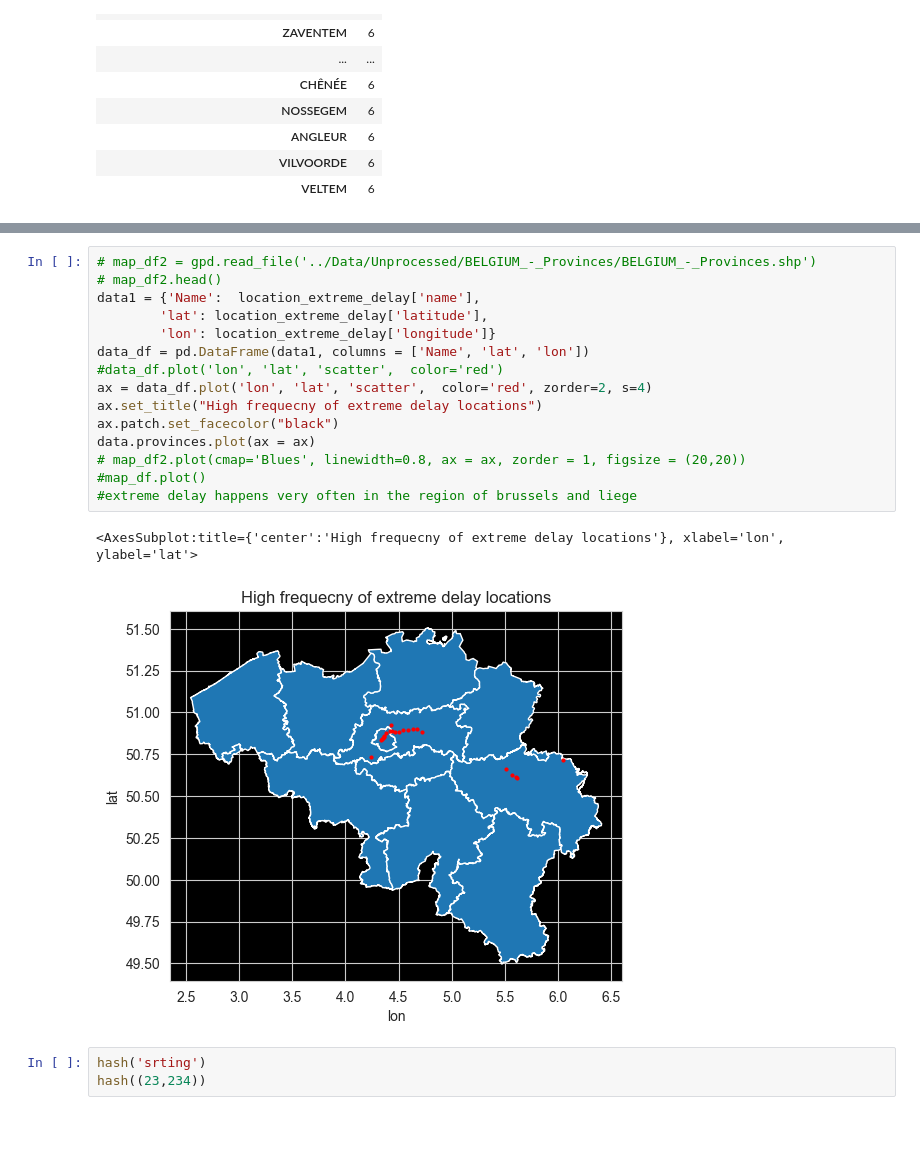
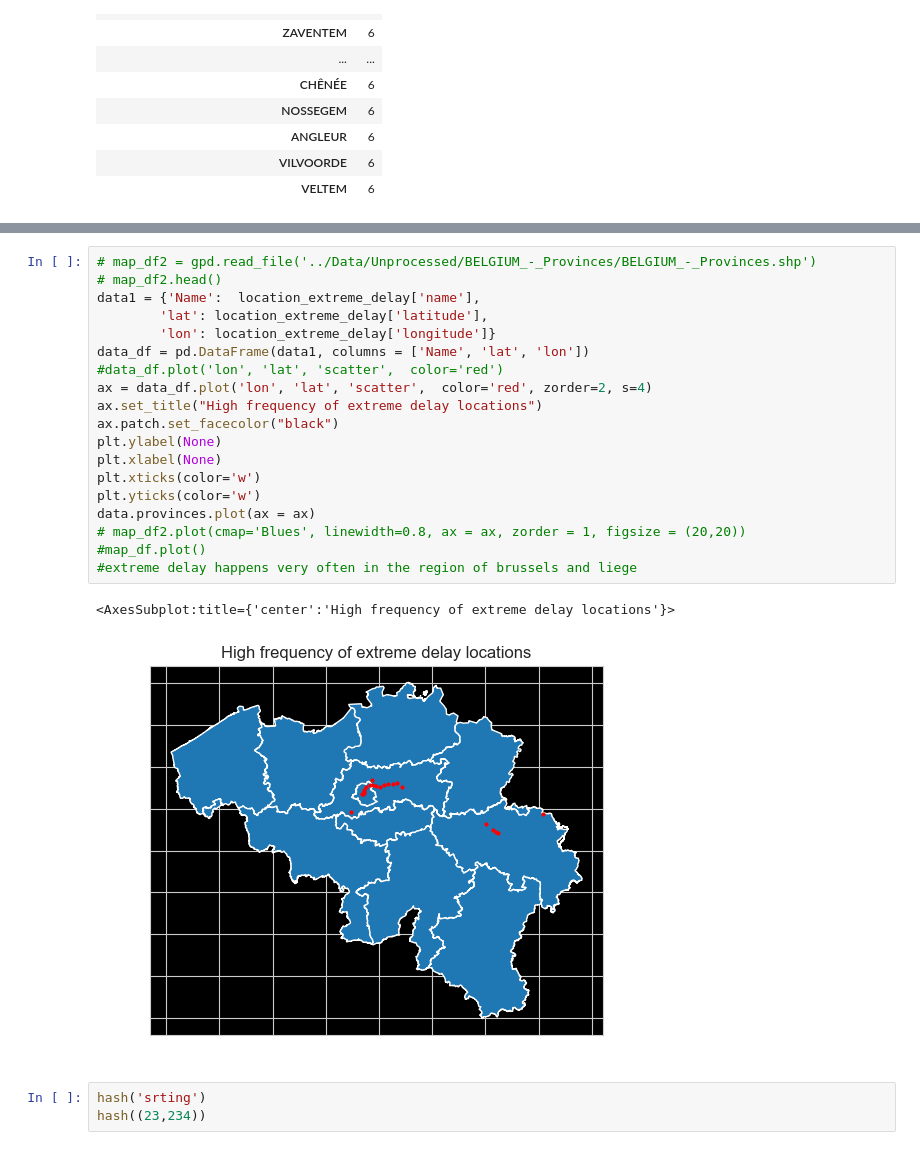
Before and after one commit to Seoyangsam/ACRM, a Jupyter notebook: src/Q18.ipynb, the cells around one changed output, grey strips where cells are left out. Drawn from its saved outputs; the diff is of its cells as text.

```diff
--- a/src/Q18.ipynb
+++ b/src/Q18.ipynb
@@ -229,21 +234,25 @@ location_extreme_delay
 # %%
 # map_df2 = gpd.read_file('../Data/Unprocessed/BELGIUM_-_Provinces/BELGIUM_-_Provinces.shp')
 # map_df2.head()
 data1 = {'Name':  location_extreme_delay['name'],
         'lat': location_extreme_delay['latitude'],
         'lon': location_extreme_delay['longitude']}
 data_df = pd.DataFrame(data1, columns = ['Name', 'lat', 'lon'])
 #data_df.plot('lon', 'lat', 'scatter',  color='red')
 ax = data_df.plot('lon', 'lat', 'scatter',  color='red', zorder=2, s=4)
-ax.set_title("High frequecny of extreme delay locations")
+ax.set_title("High frequency of extreme delay locations")
 ax.patch.set_facecolor("black")
+plt.ylabel(None)
+plt.xlabel(None)
+plt.xticks(color='w')
+plt.yticks(color='w')
 data.provinces.plot(ax = ax)
 # map_df2.plot(cmap='Blues', linewidth=0.8, ax = ax, zorder = 1, figsize = (20,20))
 #map_df.plot()
 #extreme delay happens very often in the region of brussels and liege
 # %% [output]
-<AxesSubplot:title={'center':'High frequecny of extreme delay locations'}, xlabel='lon', ylabel='lat'>
+<AxesSubplot:title={'center':'High frequency of extreme delay locations'}>
-[figure, old version]
+[figure, new version]
 # %%
 hash('srting')
 hash((23,234))
```
Also changed, not shown: parts of 1 cell of this notebook.
